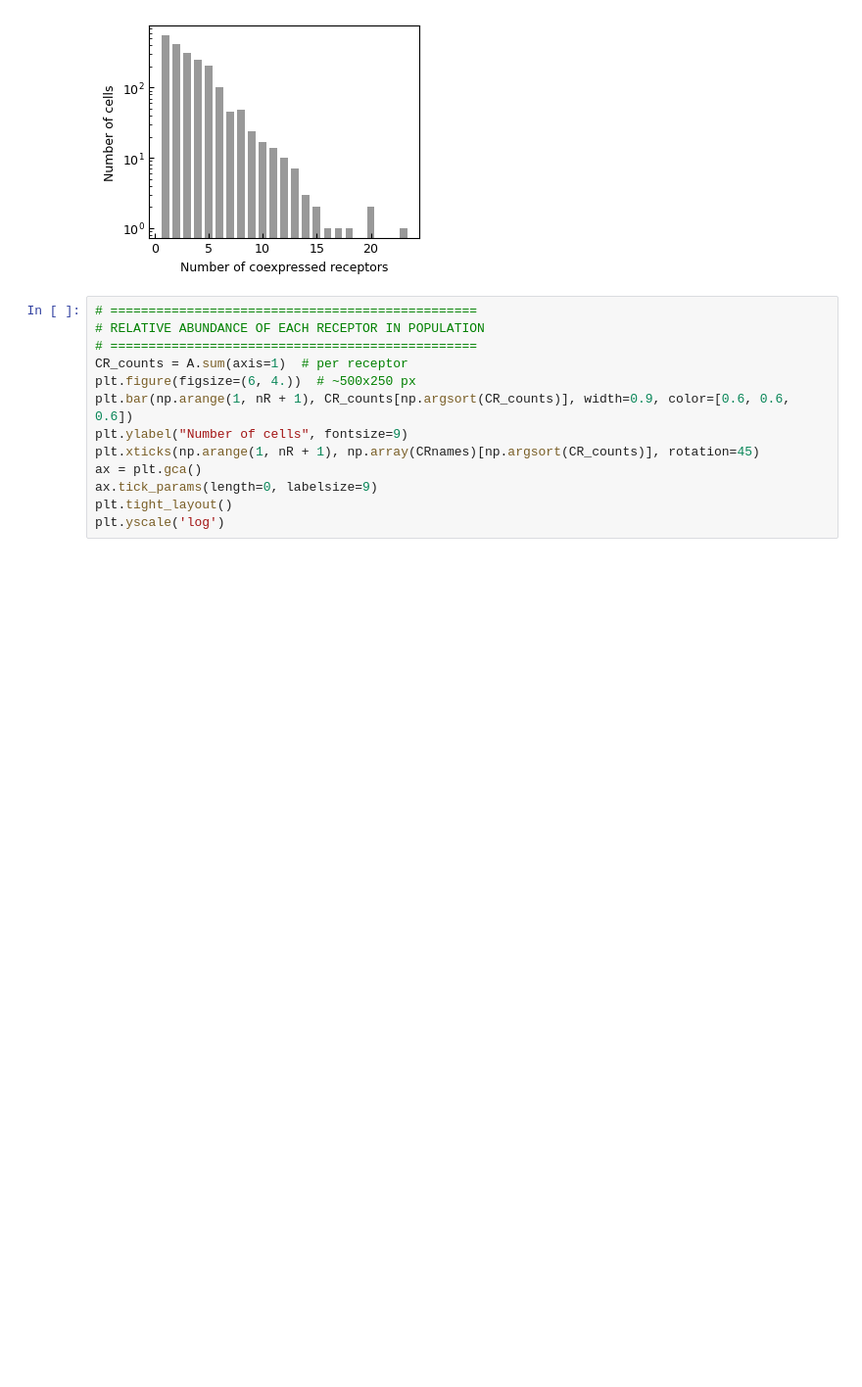
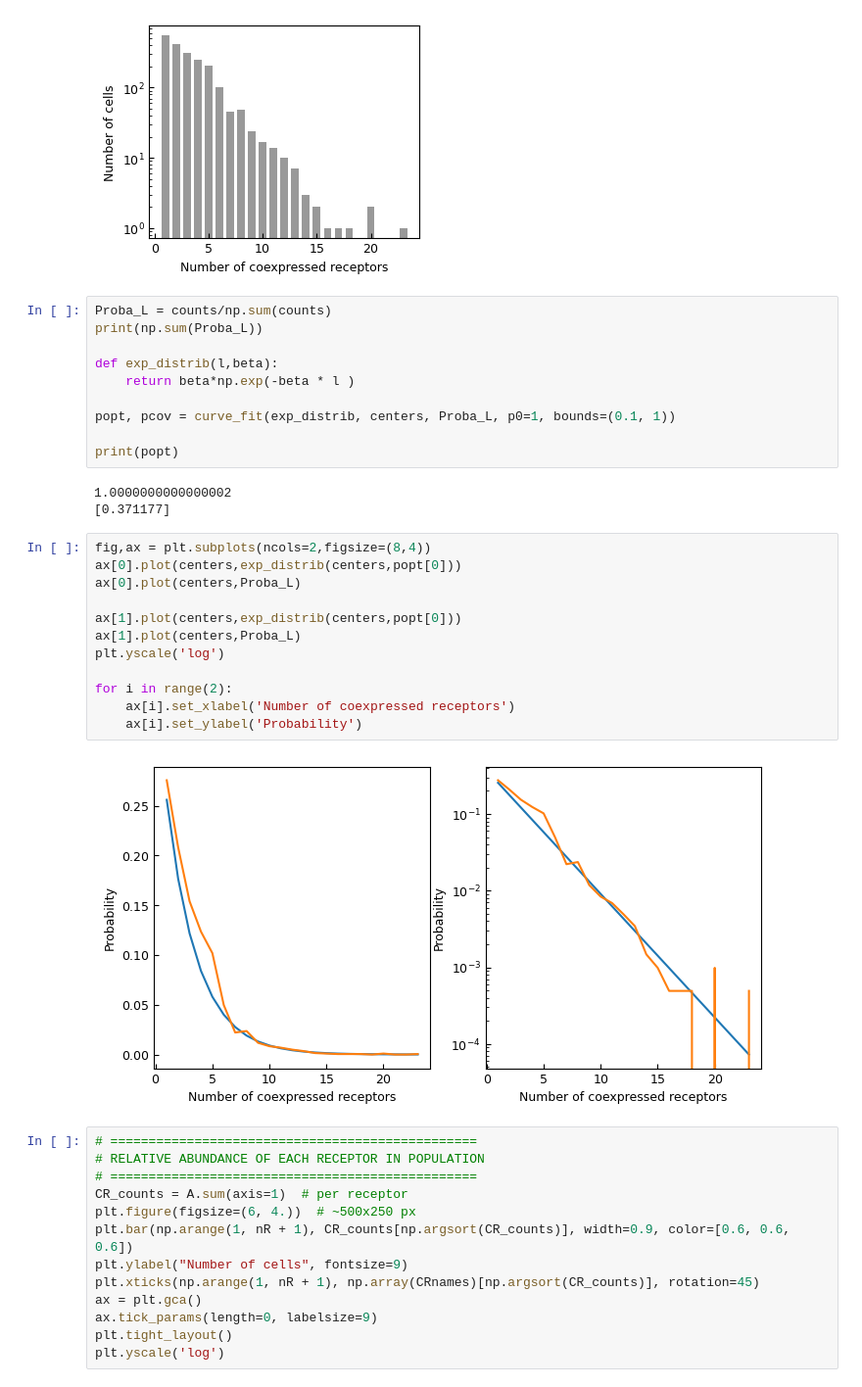
Before and after one commit to HugoLeRoy94/octopus_smelling, a Jupyter notebook: genetic_measurements/RNAscope_HiPlex_v2.ipynb, the cells around one changed output. Shown at 98% size. Saved outputs shown, nothing was run; the diff lists cells and outputs as text; blank space fills up the shorter version.

```diff
--- a/genetic_measurements/RNAscope_HiPlex_v2.ipynb
+++ b/genetic_measurements/RNAscope_HiPlex_v2.ipynb
@@ -78,6 +79,33 @@ plt.tight_layout()
 plt.yscale('log')
 # %% [output]
 [figure]
+# %%
+Proba_L = counts/np.sum(counts)
+print(np.sum(Proba_L))
+
+def exp_distrib(l,beta):
+    return beta*np.exp(-beta * l )
+
+popt, pcov = curve_fit(exp_distrib, centers, Proba_L, p0=1, bounds=(0.1, 1))
+
+print(popt)
+# %% [output]
+1.0000000000000002
+[0.371177]
+# %%
+fig,ax = plt.subplots(ncols=2,figsize=(8,4))
+ax[0].plot(centers,exp_distrib(centers,popt[0]))
+ax[0].plot(centers,Proba_L)
+
+ax[1].plot(centers,exp_distrib(centers,popt[0]))
+ax[1].plot(centers,Proba_L)
+plt.yscale('log')
+
+for i in range(2):
+    ax[i].set_xlabel('Number of coexpressed receptors')
+    ax[i].set_ylabel('Probability')
+# %% [output]
+[figure, added]
 # %%
 # ================================================
 # RELATIVE ABUNDANCE OF EACH RECEPTOR IN POPULATION
```
Also changed, not shown: parts of 4 cells of this notebook, 1 other file.
